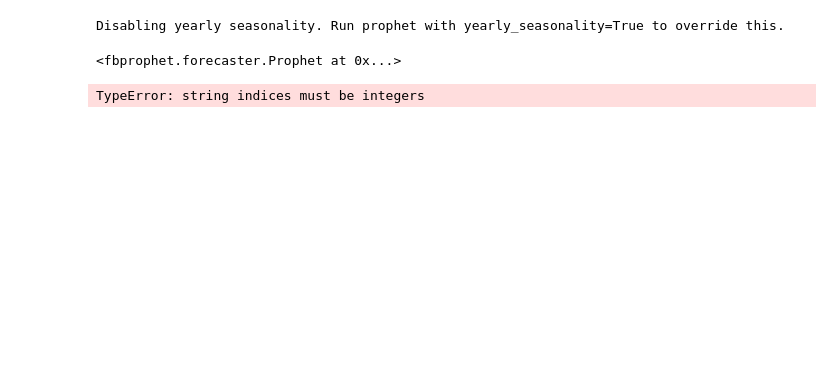
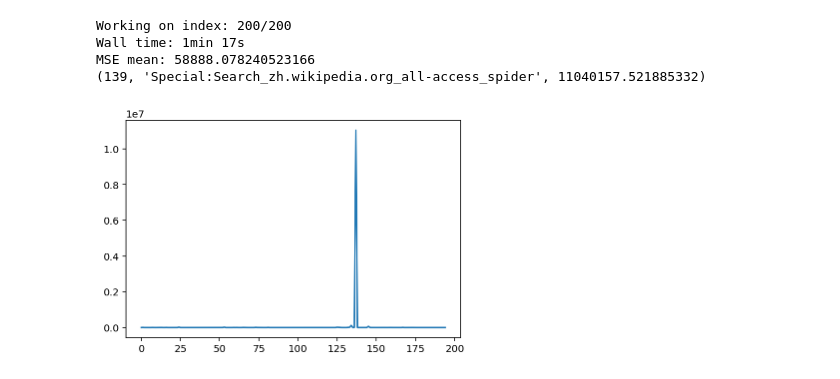
Before and after one commit to iolucas/k_wiki, a Jupyter notebook: test prophet.ipynb, the cells around one changed output. Drawn from its saved outputs; the diff is of its cells as text; code cells hidden in the pictures; blank space fills up the shorter version.

```diff
--- a/test prophet.ipynb
+++ b/test prophet.ipynb
@@ -20,11 +26,15 @@ page_access.head()
 # %%
-date_stamps = list(page_access.axes[1][1:])
+date_stamps = list(wiki_df.axes[1][1:-4])
 train_date_stamps = date_stamps[:489]
 test_date_stamps = date_stamps[489:]
+
+future_df = pd.DataFrame(data={'ds':test_date_stamps}) #Dataframe to be used for forecast
 # %%
 def get_page_dfs(ind):
-    page_name = page_access.iloc[ind]['Page']
-    values = page_access.iloc[ind].drop('Page').tolist()
+    page_name = wiki_df.iloc[ind]['Page']
+    values = wiki_df.iloc[ind].drop(['Page', 'lang', 'access_type', 'agent', 'pagename']).tolist()
+
+    #print(values, len(values))
 
     train_df = pd.DataFrame(data={'ds':train_date_stamps, 'y':values[:489]})
     test_df = pd.DataFrame(data={'ds':test_date_stamps, 'y':values[489:]})
@@ -88,11 +44,0 @@ prophet_df = pd.DataFrame(data=list(data_row_dict.items()),columns=['ds', 'y'])
-# %%
-# Python
-m = Prophet()
-m.fit(prophet_df)
-# %% [output]
-Disabling yearly seasonality. Run prophet with yearly_seasonality=True to override this.
-<fbprophet.forecaster.Prophet at 0x...>
-# %%
-m.predict('2005-12-01')
-# %% [output]
-TypeError: string indices must be integers
@@ -98,0 +79,32 @@ TypeError: string indices must be integers
+# %%
+from IPython.display import clear_output
+
+def benchmark_performance(ys, n_samples):#Flag for yearly seasonality
+    mse_list = list()
+    highest_mse = (0,"null",0)
+    for i in range(n_samples):
+        #clear_output(wait=True)
+        print("Working on index: {}/{}".format(i+1, n_samples))
+        try:
+            page_name, mse = get_forecast_data(i, False, ys)
+
+            if mse > highest_mse[2]:
+                highest_mse = (i, page_name, mse)
+
+            mse_list.append(mse)
+
+        except TypeError as e:
+            print(e)
+
+    return mse_list, highest_mse
+# %%
+%time mse_list_ys, highest_mse = benchmark_performance(True, 200)
+plt.plot(mse_list_ys)
+print("MSE mean: {}".format(np.mean(mse_list_ys)))
+print(highest_mse)
+# %% [output]
+Working on index: 200/200
+Wall time: 1min 17s
+MSE mean: 58888.078240523166
+(139, 'Special:Search_zh.wikipedia.org_all-access_spider', 11040157.521885332)
+[figure, added]
```
Also changed, not shown: parts of 17 cells of this notebook, 8 other files.
